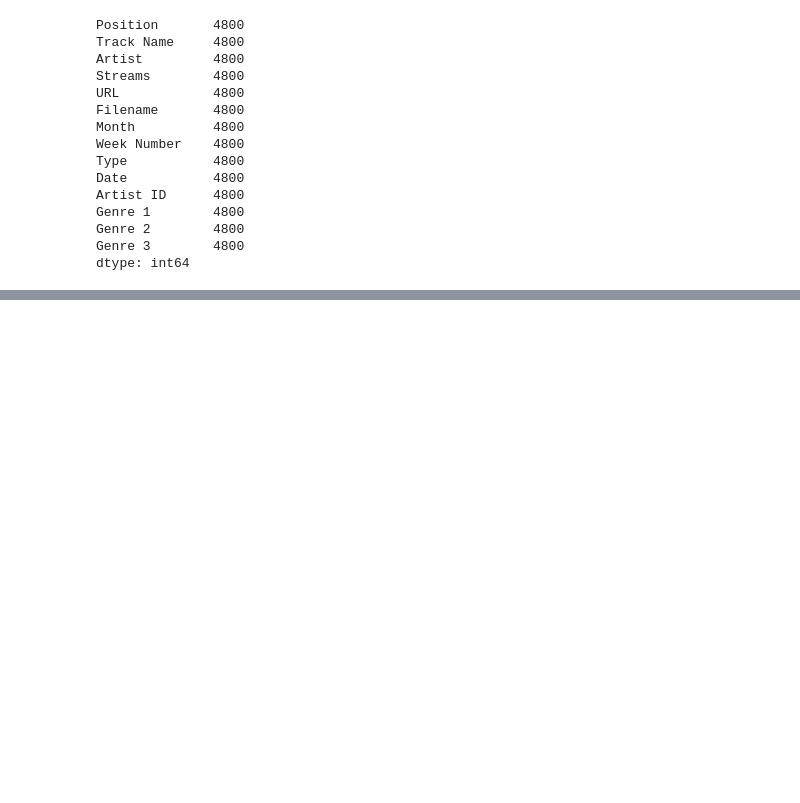
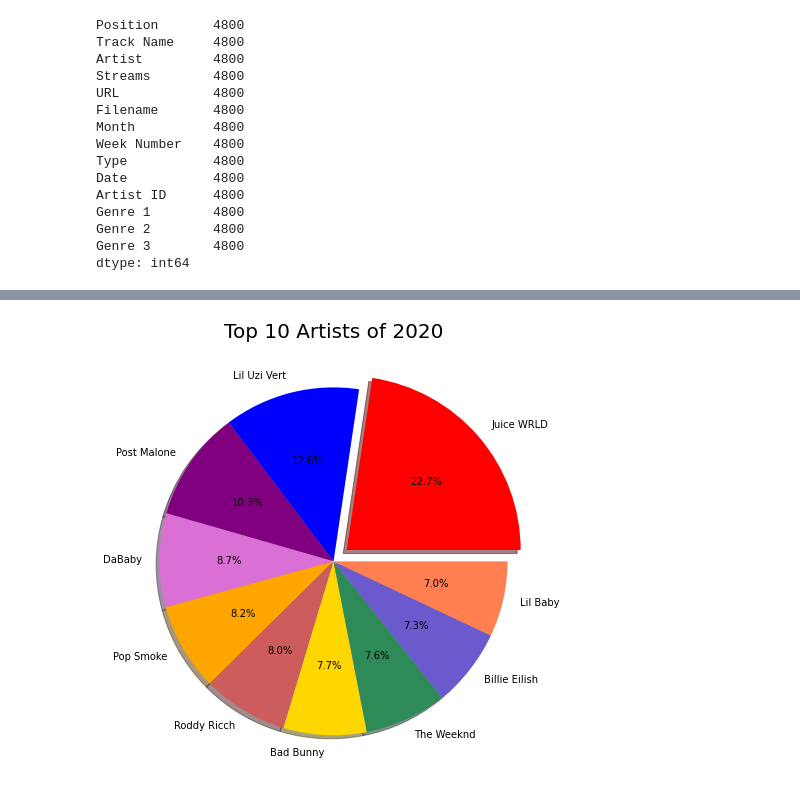
Before and after one commit to Teablee/project-one, a Jupyter notebook: Graphing.ipynb, the cells around one changed output, grey strips where cells are left out. Drawn from its saved outputs; the diff is of its cells as text; code cells hidden in the pictures; blank space fills up the shorter version.

```diff
--- a/Graphing.ipynb
+++ b/Graphing.ipynb
@@ -415,0 +275,27 @@ Name: Streams, dtype: int64
+# %%
+# Use the top ten artist and simplify their genres to combine like genres for graphing later
+
+# Add new column for holding the simplified genre
+top_10_artists["Simp Genre"] = ""
+
+# List of key words to use to identify simplified genres
+simp_genres = ['rap', 'hip hop', 'r&b', 'pop', 'brooklyn drill', 'latin']
+
+# Loop through rows in dataframe, search for key words, and add simplified genres to specified column
+for index, row in top_10_artists.iterrows():
+    if simp_genres[0] in row['Genre 1']:
+        top_10_artists.loc[index, 'Simp Genre'] = "Rap/Hip Hop/Trap"
+    elif simp_genres[1] in row['Genre 1']:
+        top_10_artists.loc[index, 'Simp Genre'] = "Rap/Hip Hop/Trap"
+
+    if simp_genres[2] in row['Genre 1']:
+        top_10_artists.loc[index, 'Simp Genre'] = "R&B/Soul/Blues"
+    elif simp_genres[3] in row['Genre 1']:
+        top_10_artists.loc[index, 'Simp Genre'] = "Pop"
+
+    if simp_genres[4] in row['Genre 1']:
+        top_10_artists.loc[index, 'Simp Genre'] = "Brooklyn Drill"
+    elif simp_genres[5] in row['Genre 1']:
+        top_10_artists.loc[index, 'Simp Genre'] = "Latin"
+
+top_10_artists
@@ -415,0 +323,13 @@ Name: Streams, dtype: int64
+# %%
+# Make pie chart of top artists and their total streams
+plt.figure(figsize=[10,8])
+explode = (0.1, 0, 0, 0, 0, 0, 0, 0, 0, 0)
+colors = ['red', 'blue', 'purple', 'orchid', 'orange', 'indianred', 'gold', 'seagreen', 'slateblue', 'coral', 'silver', 'palevioletred', 'limegreen', 'maroon', 'purple']
+labels = top_10_artists['Artist']
+values = top_10_artists['Total Streams']
+plt.pie(values, explode=explode, labels=labels, colors=colors, autopct="%1.1f%%", shadow=True)
+plt.title("Top 10 Artists of 2020", fontsize=20)
+plt.savefig("top_ten_artists.png", facecolor = "white")
+plt.show()
+# %% [output]
+[figure, added]
```
Also changed, not shown: parts of 14 cells of this notebook, 3 other files.
